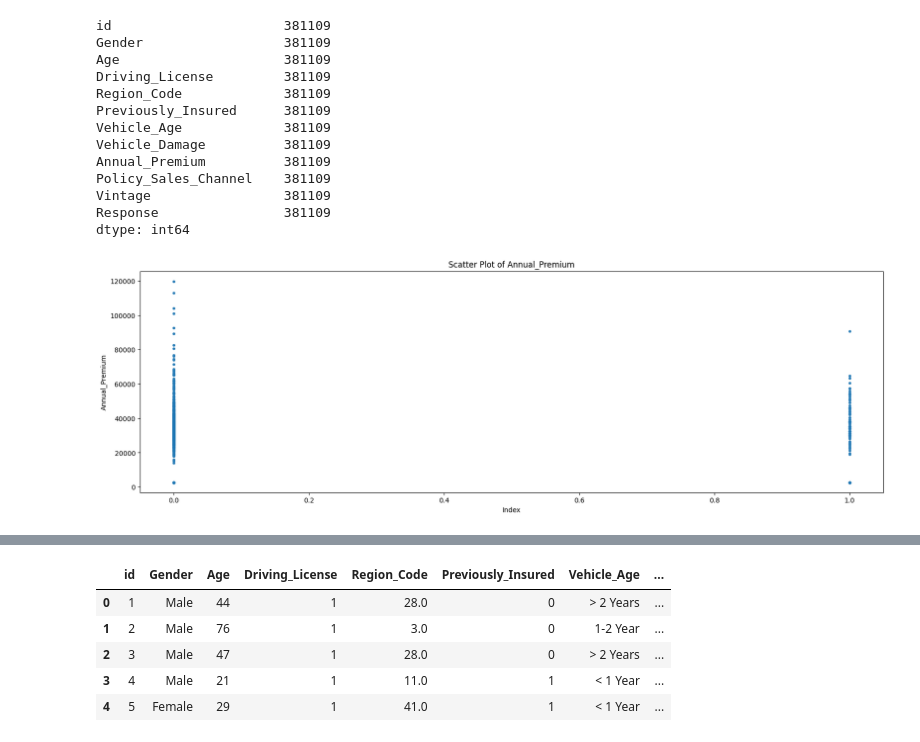
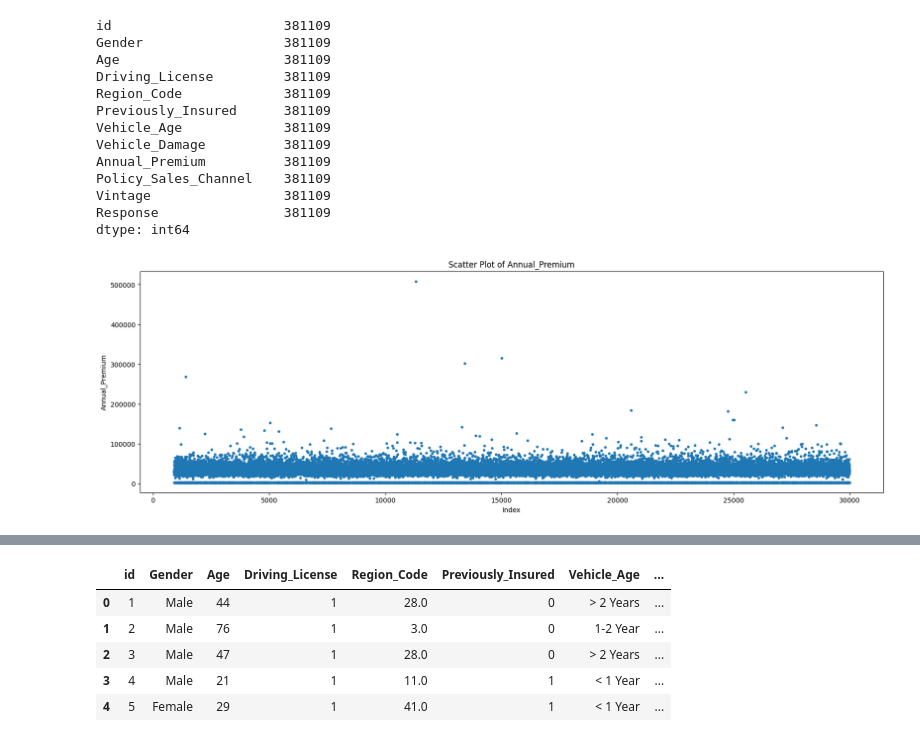
Before and after one commit to joseph-jomon/keaggling, a Jupyter notebook: First_task.ipynb, the cells around one changed output, grey strips where cells are left out. Drawn from its saved outputs; the diff is of its cells as text; code cells hidden in the pictures.

```diff
--- a/First_task.ipynb
+++ b/First_task.ipynb
@@ -615,6 +615,6 @@ Response                381109
 dtype: int64
 # %%
 x = InsuranceDataset(dataframe=df,target_column="Response", categorical_features = ["Region_Code"], numerical_features = ["Annual_Premium", "Vintage","Age"])
-x.display_scatter_plot(start =0, end= 1000, feature= "Annual_Premium", with_index=False)
+x.display_scatter_plot(start =900, end= 30000, feature= "Annual_Premium", with_index=True)
 # %% [output]
-[figure, old version]
+[figure, new version]
```
Also changed, not shown: parts of 7 cells of this notebook.
